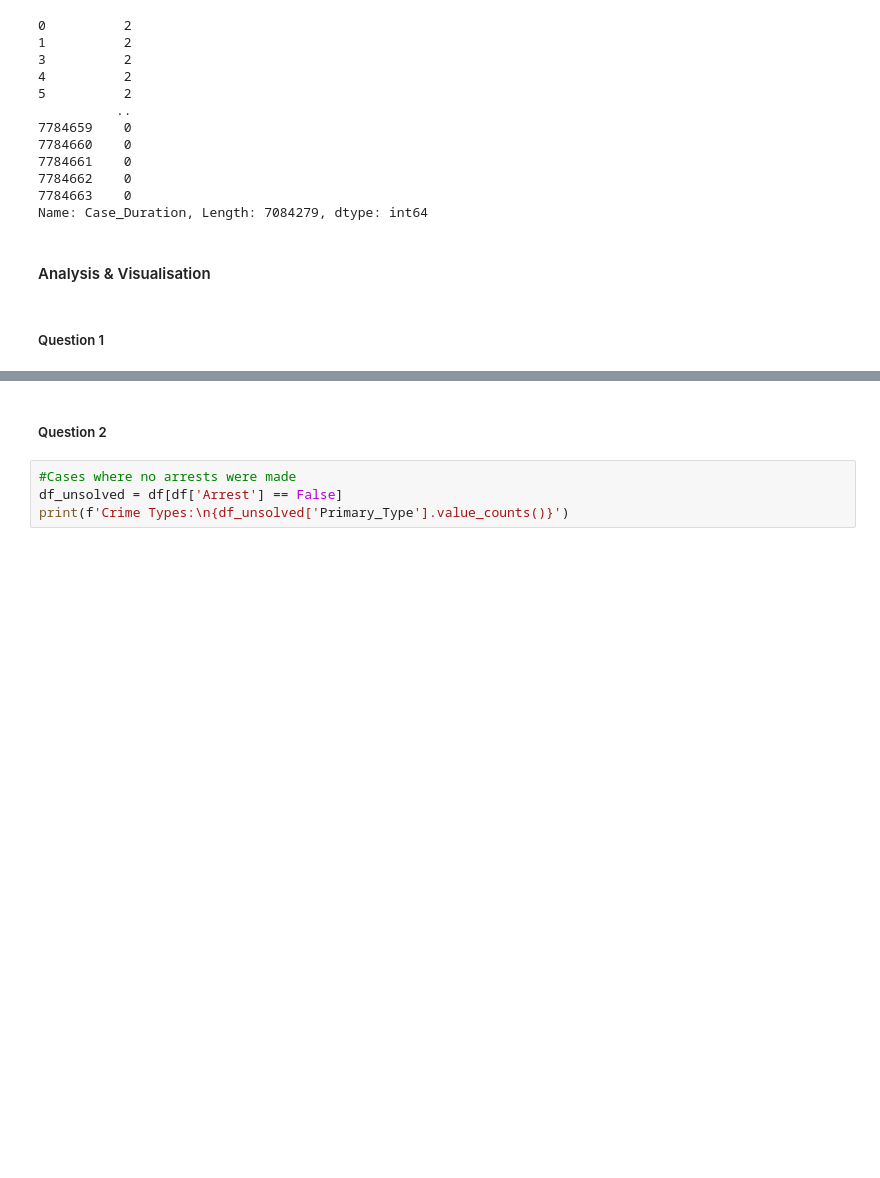
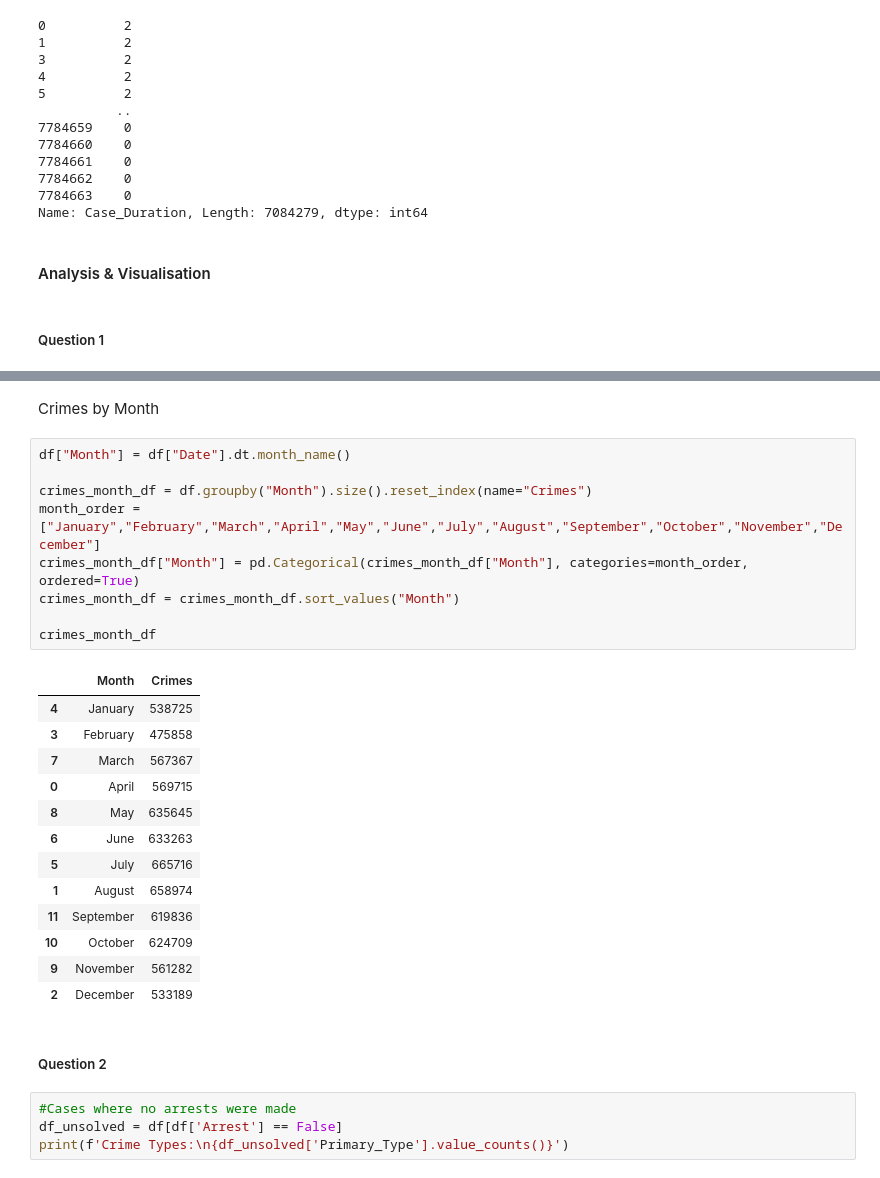
Before and after one commit to RasakOlasunkanmi/my_task, a Jupyter notebook: data_and_data_analysis/wk_8/solution_to_crime_work.ipynb, the cells around one changed output, grey strips where cells are left out. Saved outputs shown, nothing was run; the diff lists cells and outputs as text; blank space fills up the shorter version.

```diff
--- a/data_and_data_analysis/wk_8/solution_to_crime_work.ipynb
+++ b/data_and_data_analysis/wk_8/solution_to_crime_work.ipynb
@@ -343,3 +407,28 @@ From the visualisation above, we observe that the number of cases where arrests
+# %% [markdown]
+Crimes by Month
+# %%
+df["Month"] = df["Date"].dt.month_name()
+
+crimes_month_df = df.groupby("Month").size().reset_index(name="Crimes")
+month_order = ["January","February","March","April","May","June","July","August","September","October","November","December"]
+crimes_month_df["Month"] = pd.Categorical(crimes_month_df["Month"], categories=month_order, ordered=True)
+crimes_month_df = crimes_month_df.sort_values("Month")
+
+crimes_month_df
+# %% [output]
+|  | Month | Crimes |
+| 4 | January | 538725 |
+| 3 | February | 475858 |
+| 7 | March | 567367 |
+| 0 | April | 569715 |
+| 8 | May | 635645 |
+| 6 | June | 633263 |
+| 5 | July | 665716 |
+| 1 | August | 658974 |
+| 11 | September | 619836 |
+| 10 | October | 624709 |
+| 9 | November | 561282 |
+| 2 | December | 533189 |
 # %% [markdown]
 ##### Question 2
 # %%
```
Also changed, not shown: parts of 28 cells of this notebook, 11 other files.
